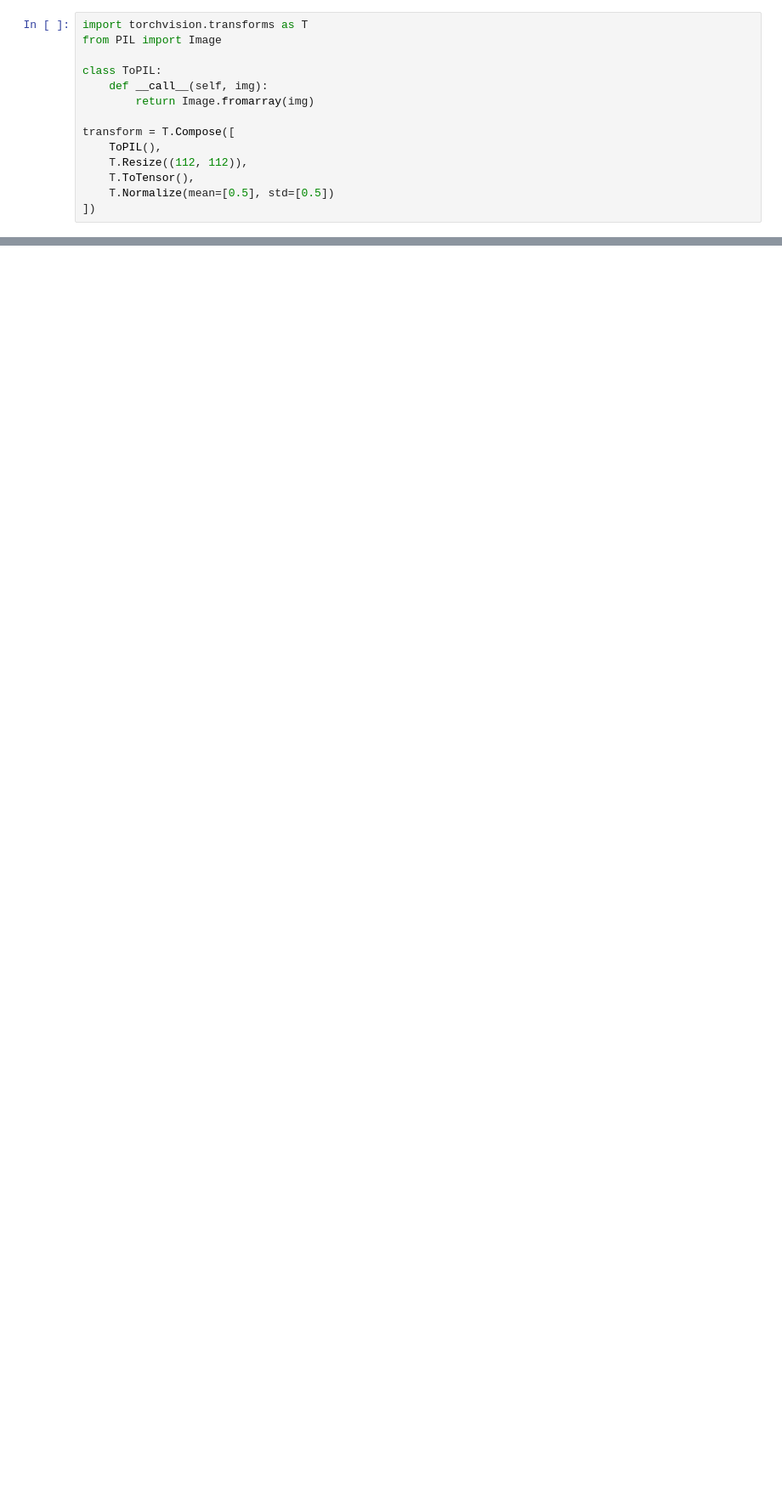
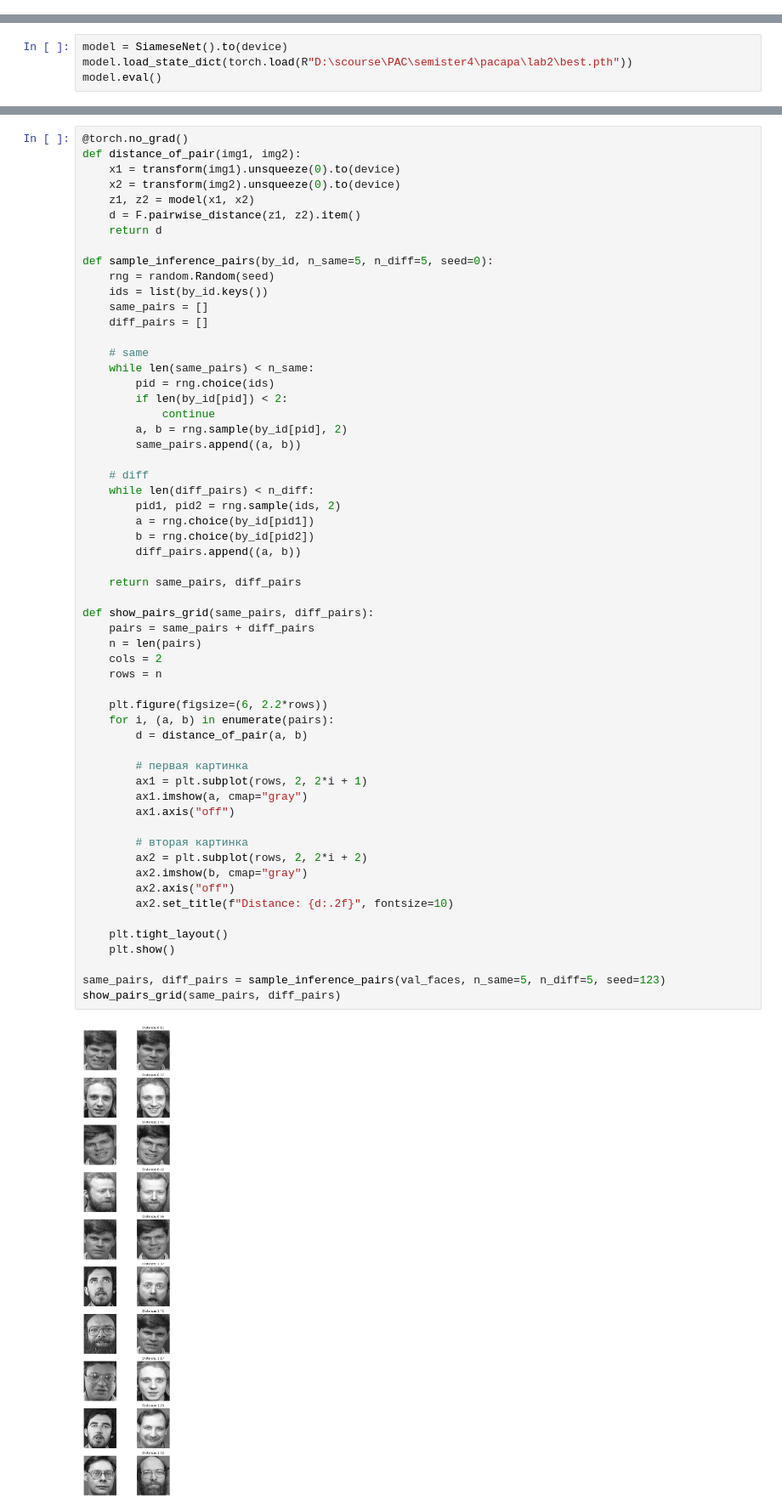
Before and after one commit to bargomix/24944_Bezborodov_N_A_PAC, a Jupyter notebook: lab2/lab2.ipynb, the cells around one changed output, grey strips where cells are left out. Shown at 85% size. Saved outputs shown, nothing was run; the diff lists cells and outputs as text; blank space fills up the shorter version.

```diff
--- a/lab2/lab2.ipynb
+++ b/lab2/lab2.ipynb
@@ -54,15 +98 @@ train_pairs, val_pairs = split_pairs(pairs)
-# %%
-import torchvision.transforms as T
-from PIL import Image
-
-class ToPIL:
-    def __call__(self, img):
-        return Image.fromarray(img)
-
-transform = T.Compose([
-    ToPIL(),
-    T.Resize((112, 112)),
-    T.ToTensor(),
-    T.Normalize(mean=[0.5], std=[0.5])
-])
 # %%
@@ -197,0 +195,4 @@ GPU: NVIDIA GeForce RTX 2060
+# %%
+model = SiameseNet().to(device)
+model.load_state_dict(torch.load(R"D:\scourse\PAC\semister4\pacapa\lab2\best.pth"))
+model.eval()
@@ -197,0 +262,60 @@ GPU: NVIDIA GeForce RTX 2060
+# %%
+@torch.no_grad()
+def distance_of_pair(img1, img2):
+    x1 = transform(img1).unsqueeze(0).to(device)
+    x2 = transform(img2).unsqueeze(0).to(device)
+    z1, z2 = model(x1, x2)
+    d = F.pairwise_distance(z1, z2).item()
+    return d
+
+def sample_inference_pairs(by_id, n_same=5, n_diff=5, seed=0):
+    rng = random.Random(seed)
+    ids = list(by_id.keys())
+    same_pairs = []
+    diff_pairs = []
+
+    # same
+    while len(same_pairs) < n_same:
+        pid = rng.choice(ids)
+        if len(by_id[pid]) < 2:
+            continue
+        a, b = rng.sample(by_id[pid], 2)
+        same_pairs.append((a, b))
+
+    # diff
+    while len(diff_pairs) < n_diff:
+        pid1, pid2 = rng.sample(ids, 2)
+        a = rng.choice(by_id[pid1])
+        b = rng.choice(by_id[pid2])
+        diff_pairs.append((a, b))
+
+    return same_pairs, diff_pairs
+
+def show_pairs_grid(same_pairs, diff_pairs):
+    pairs = same_pairs + diff_pairs
+    n = len(pairs)
+    cols = 2
+    rows = n
+
+    plt.figure(figsize=(6, 2.2*rows))
+    for i, (a, b) in enumerate(pairs):
+        d = distance_of_pair(a, b)
+
+        # первая картинка
+        ax1 = plt.subplot(rows, 2, 2*i + 1)
+        ax1.imshow(a, cmap="gray")
+        ax1.axis("off")
+
+        # вторая картинка
+        ax2 = plt.subplot(rows, 2, 2*i + 2)
+        ax2.imshow(b, cmap="gray")
+        ax2.axis("off")
+        ax2.set_title(f"Distance: {d:.2f}", fontsize=10)
+
+    plt.tight_layout()
+    plt.show()
+
+same_pairs, diff_pairs = sample_inference_pairs(val_faces, n_same=5, n_diff=5, seed=123)
+show_pairs_grid(same_pairs, diff_pairs)
+# %% [output]
+[figure, added]
```
Also changed, not shown: parts of 16 cells of this notebook, 1 other file.
